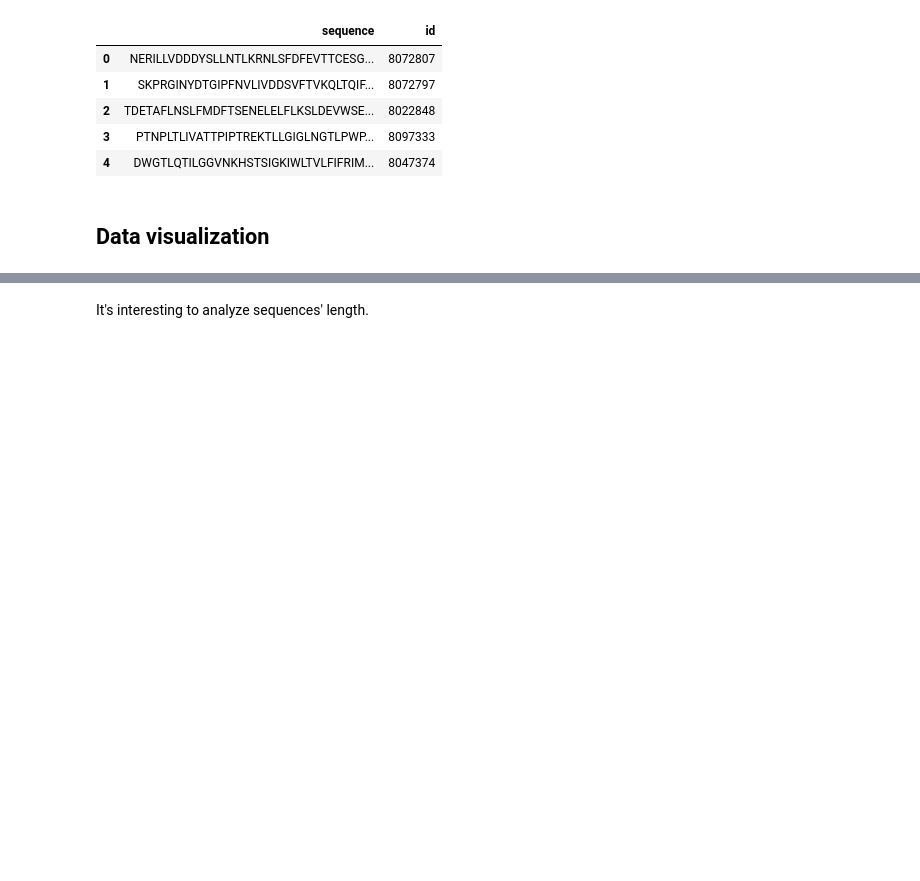
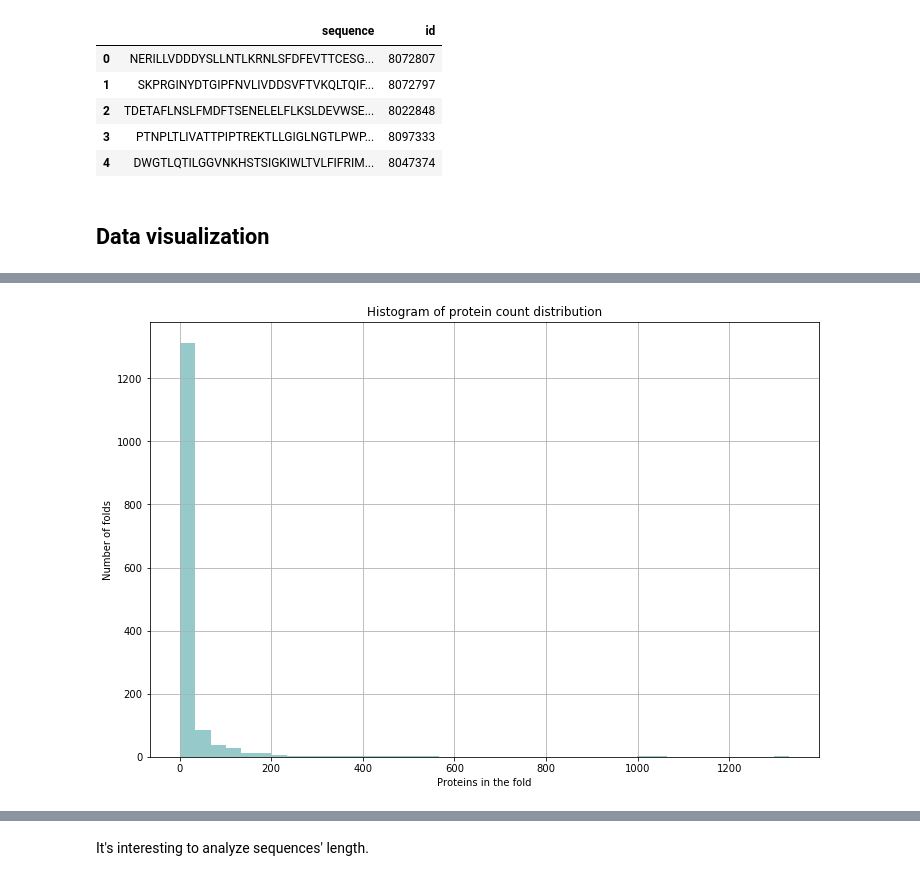
Before and after one commit to Intelligent-Systems-Phystech/2021-Project-86, a Jupyter notebook: code/Exploratory data analysis.ipynb, the cells around one changed output, grey strips where cells are left out. Saved outputs shown, nothing was run; the diff lists cells and outputs as text; code cells hidden in the pictures; blank space fills up the shorter version.

```diff
--- a/code/Exploratory data analysis.ipynb
+++ b/code/Exploratory data analysis.ipynb
@@ -134,0 +150,11 @@ plt.show()
+# %%
+plt.figure(figsize = (12, 8))
+plt.hist(counts_arr, bins = 40, density=False, facecolor='teal', alpha=0.41)
+
+plt.xlabel('Proteins in the fold')
+plt.ylabel('Number of folds')
+plt.title('Histogram of protein count distribution')
+plt.grid(True)
+plt.show()
+# %% [output]
+[figure, added]
```
Also changed, not shown: parts of 10 cells of this notebook, 2 other files.
